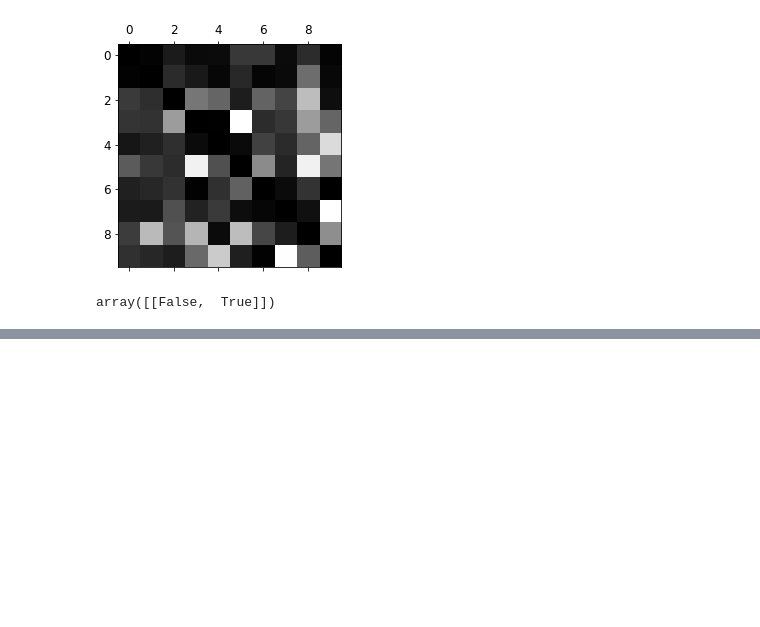
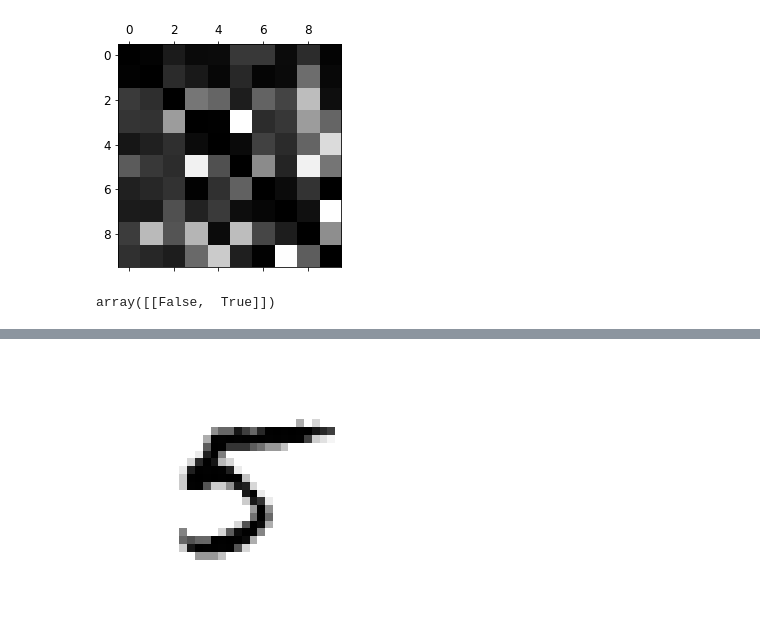
Before and after one commit to phaseball/Handson, a Jupyter notebook: 03-practice.ipynb, the cells around one changed output, grey strips where cells are left out. Cells and saved outputs as stored; diff of their text form; code cells hidden in the pictures; blank space fills up the shorter version.

```diff
--- a/03-practice.ipynb
+++ b/03-practice.ipynb
@@ -363,0 +381,8 @@ array([[False,  True]])
+# %%
+some_index=5500
+original_image = X_test[some_index].reshape(28,28)
+plt.imshow(original_image, cmap=matplotlib.cm.binary, interpolation="nearest")
+plt.axis("off")
+plt.show()
+# %% [output]
+[figure, added]
```
Also changed, not shown: parts of 4 cells of this notebook.
